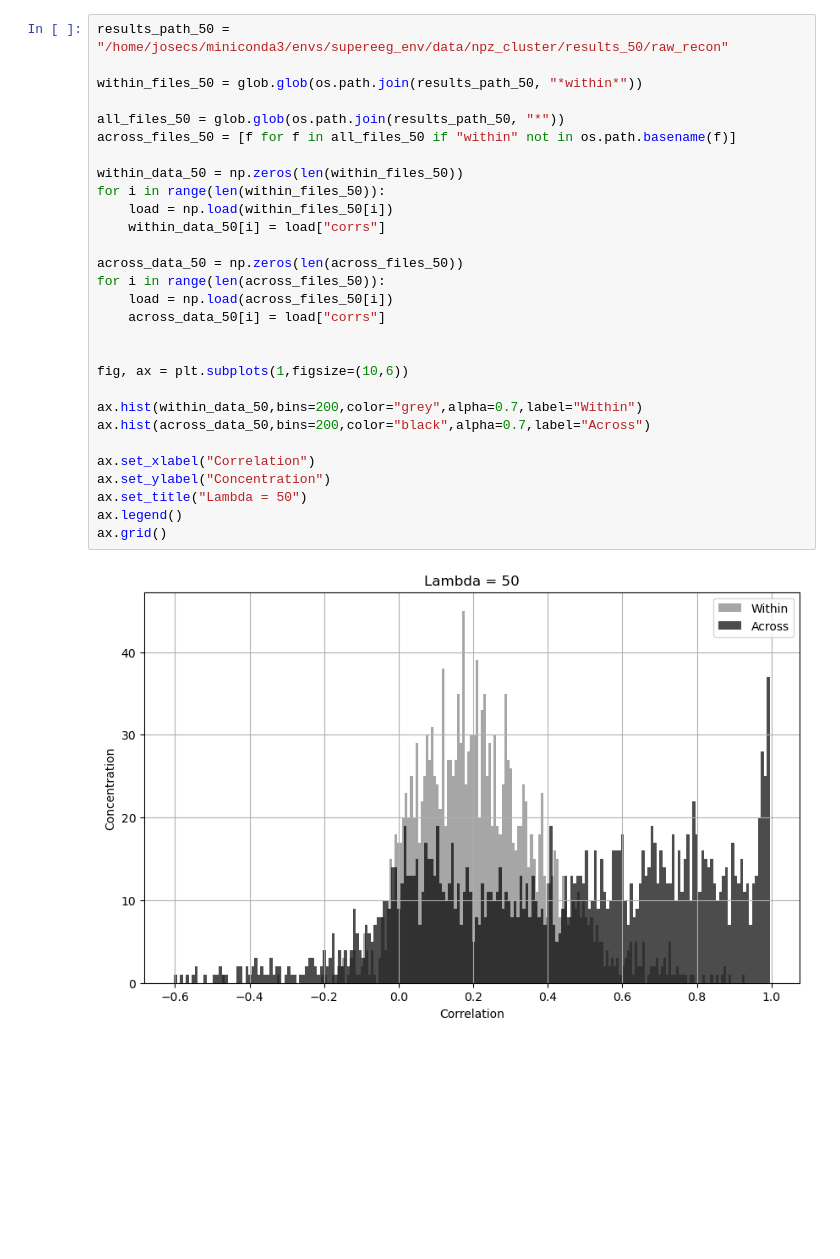
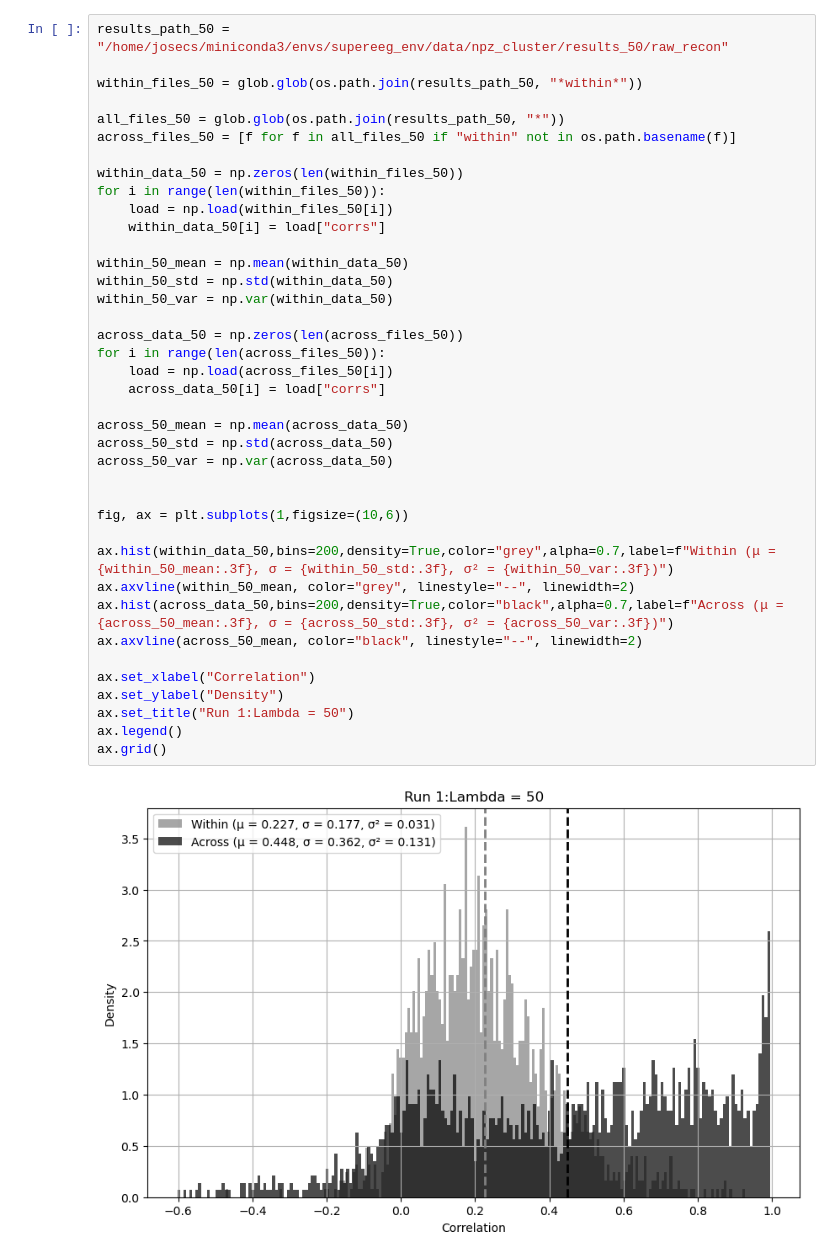
Before and after one commit to sarahbethea/supereeg_KS, a Jupyter notebook: code_hellgate/notebooks/recon_correlation.ipynb, the cells around one changed output. Drawn from its saved outputs; the diff is of its cells as text; blank space fills up the shorter version.

```diff
--- a/code_hellgate/notebooks/recon_correlation.ipynb
+++ b/code_hellgate/notebooks/recon_correlation.ipynb
@@ -136,31 +187,41 @@ ax.grid()
 # %%
 results_path_50 = "/home/josecs/miniconda3/envs/supereeg_env/data/npz_cluster/results_50/raw_recon"
 
 within_files_50 = glob.glob(os.path.join(results_path_50, "*within*"))
 
 all_files_50 = glob.glob(os.path.join(results_path_50, "*"))
 across_files_50 = [f for f in all_files_50 if "within" not in os.path.basename(f)]
 
 within_data_50 = np.zeros(len(within_files_50))
 for i in range(len(within_files_50)):
     load = np.load(within_files_50[i])
     within_data_50[i] = load["corrs"]
 
+within_50_mean = np.mean(within_data_50)
+within_50_std = np.std(within_data_50)
+within_50_var = np.var(within_data_50)
+
 across_data_50 = np.zeros(len(across_files_50))
 for i in range(len(across_files_50)):
     load = np.load(across_files_50[i])
     across_data_50[i] = load["corrs"]
 
+across_50_mean = np.mean(across_data_50)
+across_50_std = np.std(across_data_50)
+across_50_var = np.var(across_data_50)
+
 
 fig, ax = plt.subplots(1,figsize=(10,6))
 
-ax.hist(within_data_50,bins=200,color="grey",alpha=0.7,label="Within")
-ax.hist(across_data_50,bins=200,color="black",alpha=0.7,label="Across")
+ax.hist(within_data_50,bins=200,density=True,color="grey",alpha=0.7,label=f"Within (μ = {within_50_mean:.3f}, σ = {within_50_std:.3f}, σ² = {within_50_var:.3f})")
+ax.axvline(within_50_mean, color="grey", linestyle="--", linewidth=2)
+ax.hist(across_data_50,bins=200,density=True,color="black",alpha=0.7,label=f"Across (μ = {across_50_mean:.3f}, σ = {across_50_std:.3f}, σ² = {across_50_var:.3f})")
+ax.axvline(across_50_mean, color="black", linestyle="--", linewidth=2)
 
 ax.set_xlabel("Correlation")
-ax.set_ylabel("Concentration")
-ax.set_title("Lambda = 50")
+ax.set_ylabel("Density")
+ax.set_title("Run 1:Lambda = 50")
 ax.legend()
 ax.grid()
 # %% [output]
-[figure, old version]
+[figure, new version]
```
Also changed, not shown: parts of 8 cells of this notebook, 38 other files.
